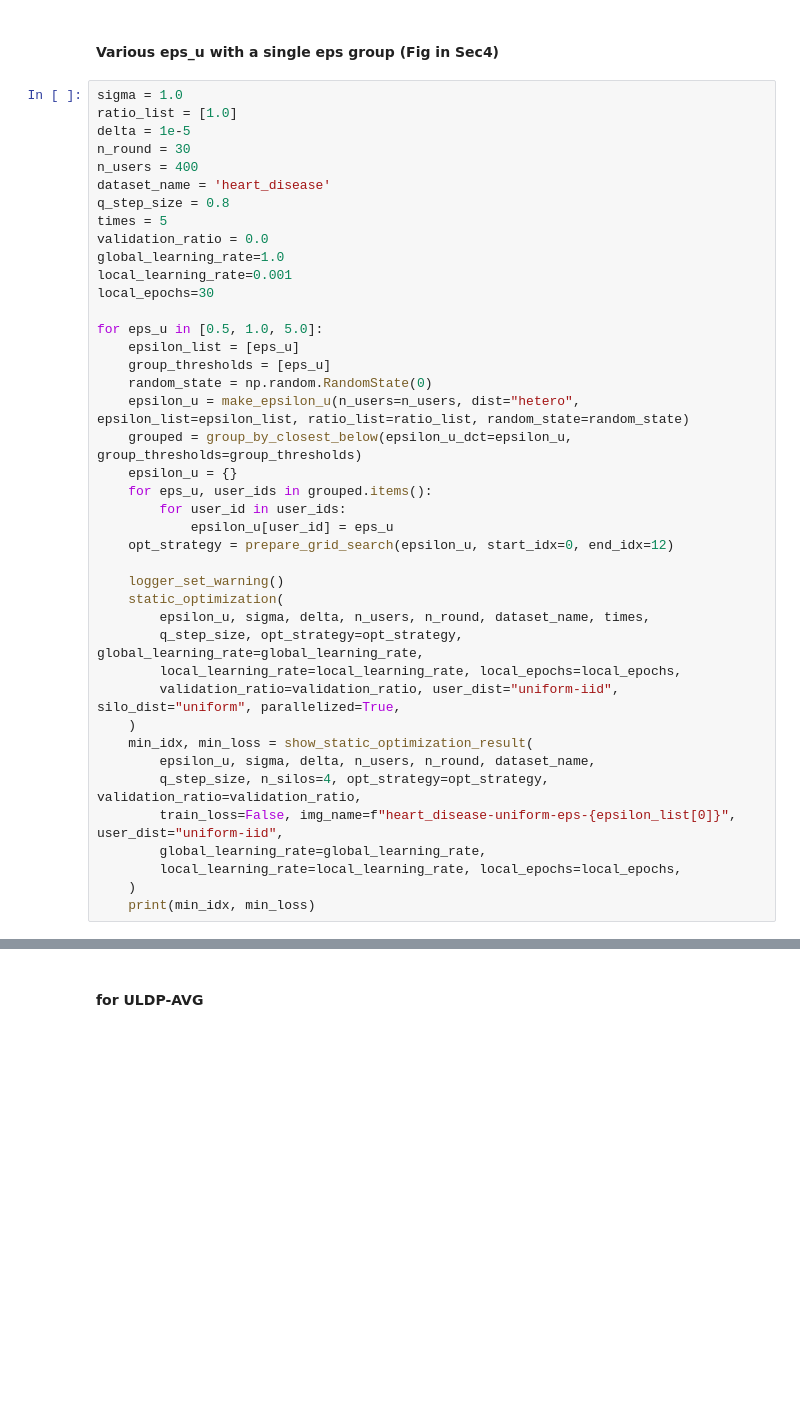
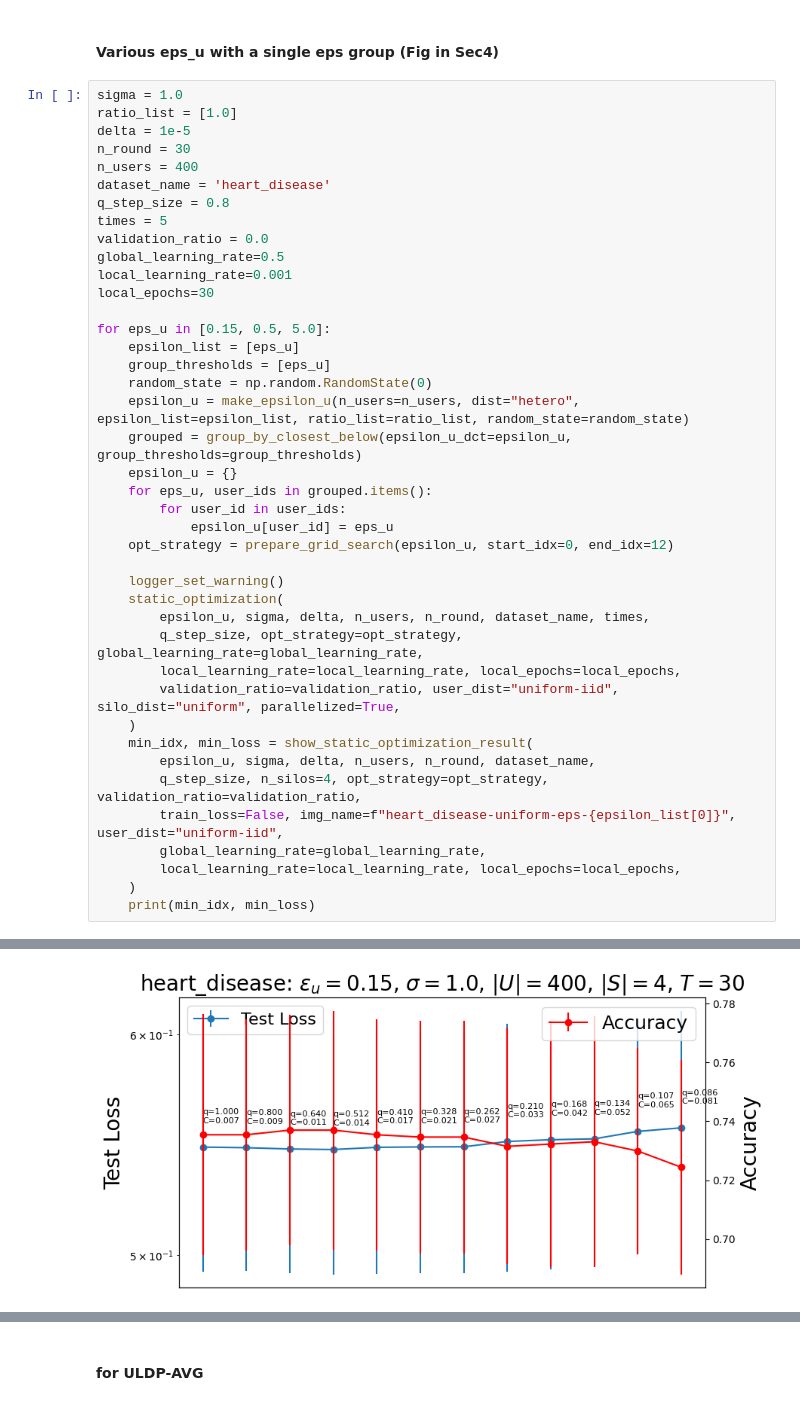
Before and after one commit to FumiyukiKato/uldp-fl, a Jupyter notebook: exp/puldp_exp.ipynb, the cells around one changed output, grey strips where cells are left out. Drawn from its saved outputs; the diff is of its cells as text; blank space fills up the shorter version.

```diff
--- a/exp/puldp_exp.ipynb
+++ b/exp/puldp_exp.ipynb
@@ -212,11 +175,11 @@ dataset_name = 'heart_disease'
 q_step_size = 0.8
 times = 5
 validation_ratio = 0.0
-global_learning_rate=1.0
+global_learning_rate=0.5
 local_learning_rate=0.001
 local_epochs=30
 
-for eps_u in [0.5, 1.0, 5.0]:
+for eps_u in [0.15, 0.5, 5.0]:
     epsilon_list = [eps_u]
     group_thresholds = [eps_u]
     random_state = np.random.RandomState(0)
@@ -243,3 +206,4 @@ for eps_u in [0.5, 1.0, 5.0]:
         local_learning_rate=local_learning_rate, local_epochs=local_epochs,
     )
     print(min_idx, min_loss)
+# %% [output]
@@ -245,0 +212 @@ for eps_u in [0.5, 1.0, 5.0]:
+[figure, added]
```
Also changed, not shown: parts of 7 cells of this notebook, 3 other files.
